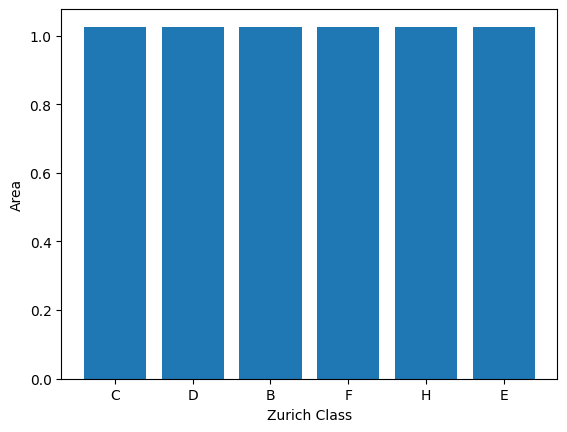
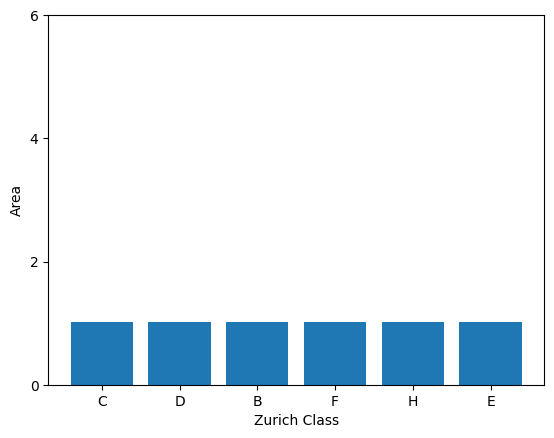
Code edit (unified diff) that turned the first committed figure into the second:
--- before
+++ after
@@ -2,4 +2,5 @@
 
 plt.bar(zurichClassVsArea['x'], zurichClassVsArea['y'])
+plt.yticks([0,2,4,6])
 plt.xlabel("Zurich Class")
 plt.ylabel("Area")

Commit: I'm now realizing this dataset is going to be hard to work with because there are so few possible values, and so many entries.